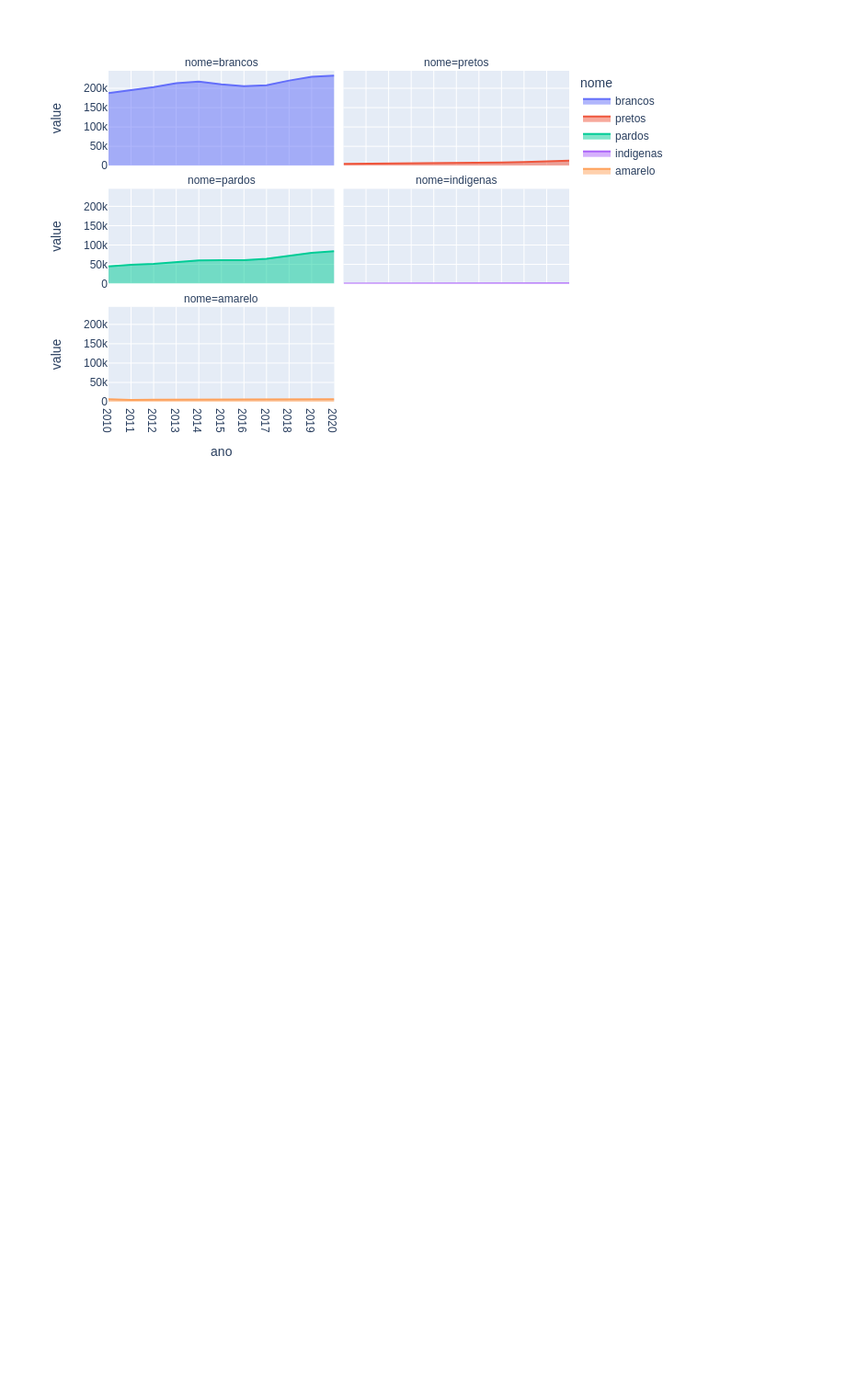
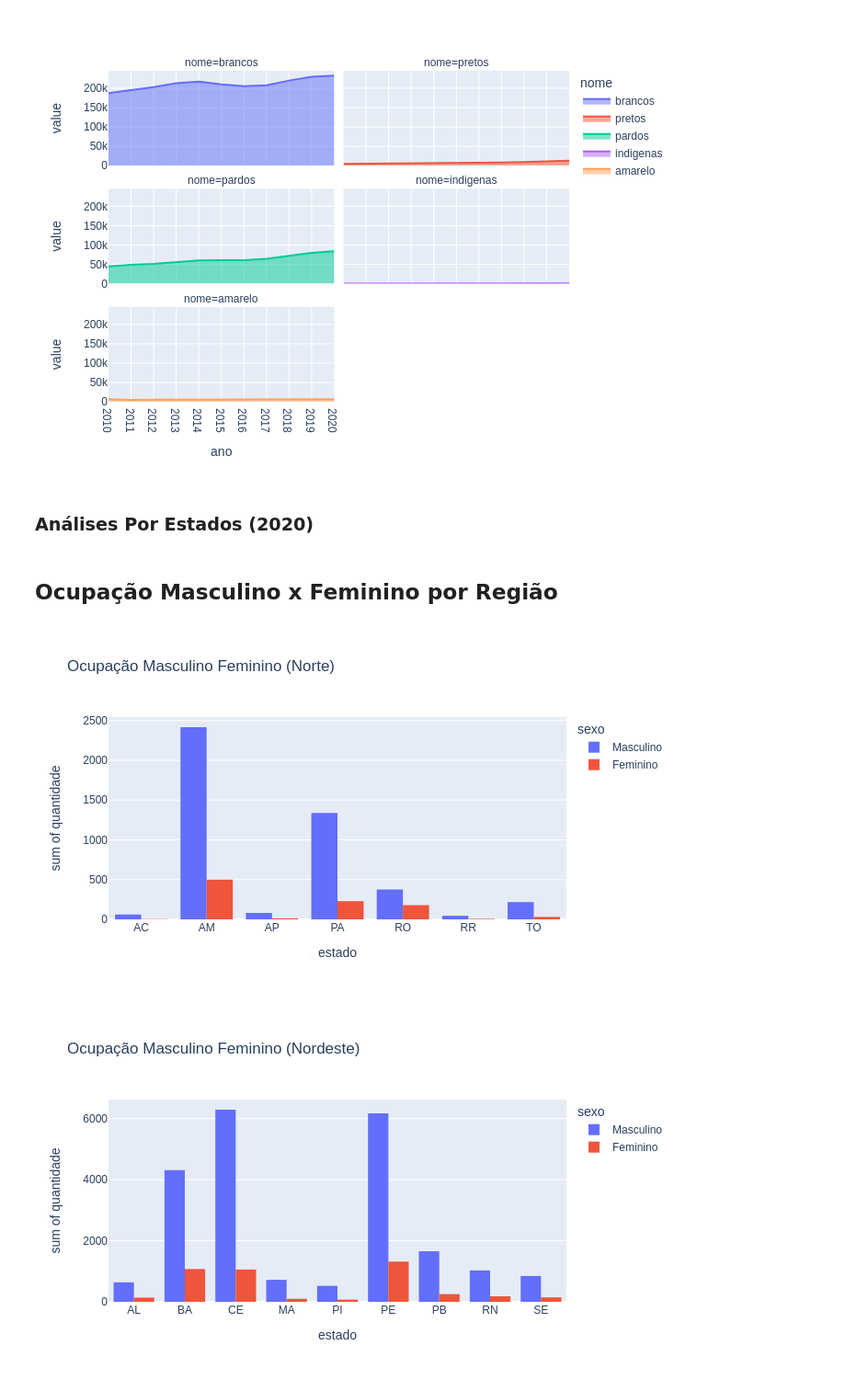
Before and after one commit to Mexazonic/HC_RAIS_ANALISE, a Jupyter notebook: [HC]Analise_RAIS.ipynb, the cells around one changed output. Shown at 92% size. Drawn from its saved outputs; the diff is of its cells as text; code cells hidden in the pictures; blank space fills up the shorter version.

```diff
--- a/[HC]Analise_RAIS.ipynb
+++ b/[HC]Analise_RAIS.ipynb
@@ -302,3 +302,63 @@ fig.write_image('./images/' + ano + 'line_plot.png')
 Image(filename='./images/' + ano + 'line_plot.png')
 # %% [output]
 [figure]
+# %% [markdown]
+### Análises Por Estados (2020)
+# %%
+df = pd.read_csv('2020.csv')
+dicionario_sexo = {1: 'Masculino', 2:'Feminino', -1: 'Ignorado'}
+dicionario_cor = {1: 'Indígena', 2: 'Branco', 4: 'Preta', 6: 'Amarelo', 8:'Parda', 9:'Não Identificado', -1: 'Ignorado'}
+# Filtragem de dados
+df = df[df.raca_cor != -1]
+df = df[df.raca_cor != 9]
+df = df[df.sexo != -1]
+df['sexo'] = df.sexo.apply(lambda x: dicionario_sexo[x])
+df['raca_cor'] = df.raca_cor.apply(lambda x: dicionario_cor[x])
+# %%
+dicionario_estados = {
+    'Norte': ['AC', 'AM', 'AP', 'PA', 'RO', 'RR', 'TO'],
+    'Nordeste': ['AL', 'BA', 'CE', 'MA', 'PI', 'PE', 'PB', 'RN', 'SE'],
+    'Sul': [ 'PR', 'RS', 'SC'],
+    'Sudeste': ['MG', 'SP', 'RJ', 'ES'],
+    'Centro-Oeste': ['GO', 'MT', 'MS', 'DF']
+}
+# %% [markdown]
+## Ocupação Masculino x Feminino por Região
+# %%
+for regiao in dicionario_estados:
+    sexo_list = []
+    estado_list = []
+    quantidade_list = []
+    estados = dicionario_estados[regiao]
+    #print(estados)
+    for estado in estados:
+
+        df2 = df[df['sigla_uf'] == estado]
+
+        estado_masculino = df2[(df2['sexo'] == 'Masculino')].shape[0]
+        estado_feminino = df2[(df2['sexo'] == 'Feminino')].shape[0]
+
+        sexo_list.append('Masculino')
+        sexo_list.append('Feminino')
+
+        estado_list.append(estado)
+        estado_list.append(estado)
+
+        quantidade_list.append(estado_masculino)
+        quantidade_list.append(estado_feminino)
+    #print(df_teste.head(10))
+
+    d = {'sexo': sexo_list,  'estado': estado_list,'quantidade': quantidade_list}
+    df_teste = pd.DataFrame(d)
+
+    import plotly.express as px
+    fig = px.histogram(df_teste, x="estado", y="quantidade",
+                 color='sexo', barmode='group',
+                 height=400, title='Ocupação Masculino Feminino ({})'.format(regiao))
+    #fig.show()
+
+    fig.write_image('./images/' + 'temp.png')
+    display(Image(filename='./images/' + 'temp.png'))
+# %% [output]
+[figure, added]
+[figure, added]
```
Also changed, not shown: parts of 6 cells of this notebook.
